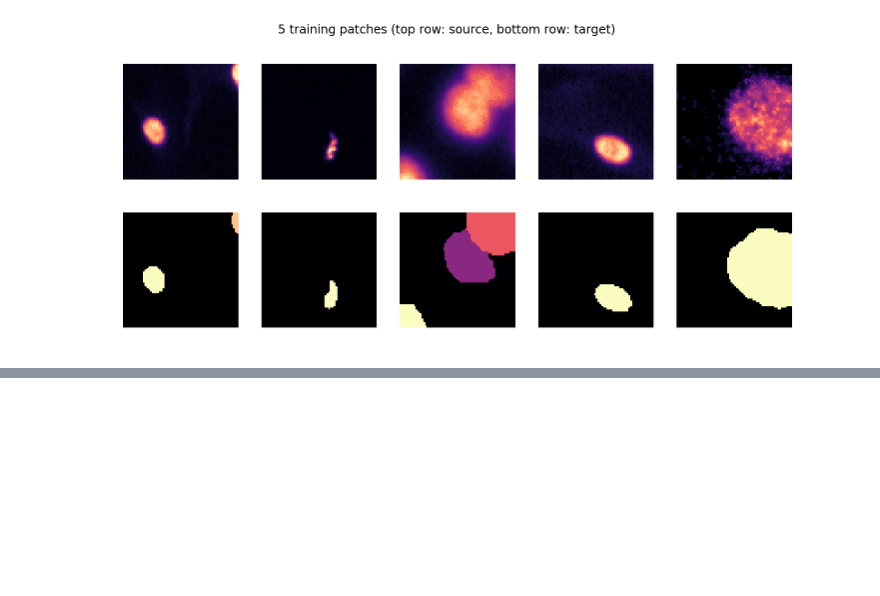
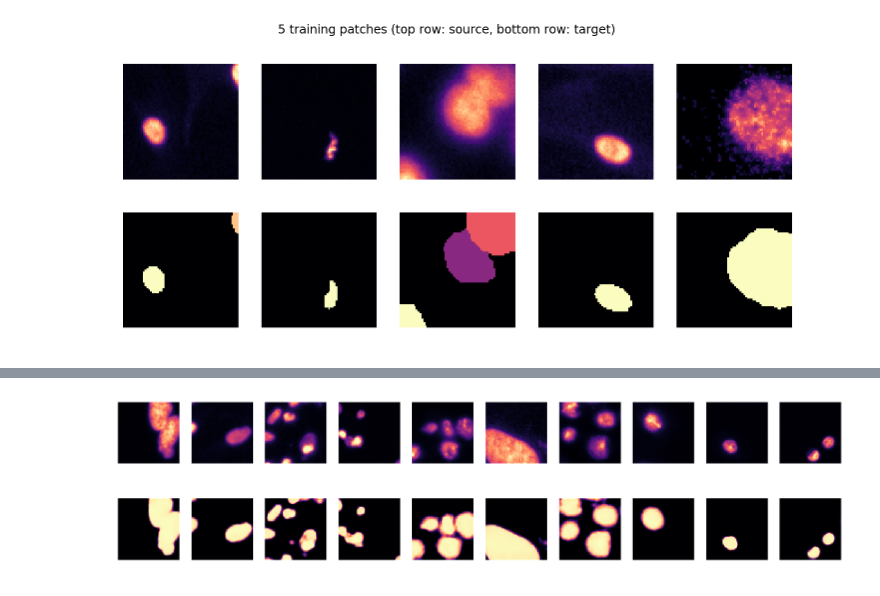
Before and after one commit to lucas-sancere/CAREforCurie, a Jupyter notebook: UNet/TrainModel.ipynb, the cells around one changed output, grey strips where cells are left out. Cells and saved outputs as stored; diff of their text form; code cells hidden in the pictures; blank space fills up the shorter version.

```diff
--- a/UNet/TrainModel.ipynb
+++ b/UNet/TrainModel.ipynb
@@ -115,0 +112,6 @@ plot_some(X_val[:,:,:,0],Y_pred[:,:,:,0])
+# %%
+plt.figure(figsize=(16,4))
+plot_some(X_val[:10],Y_pred[:10])
+plt.show()
+# %% [output]
+[figure, added]
```
Also changed, not shown: parts of 2 cells of this notebook, 1 other file.
